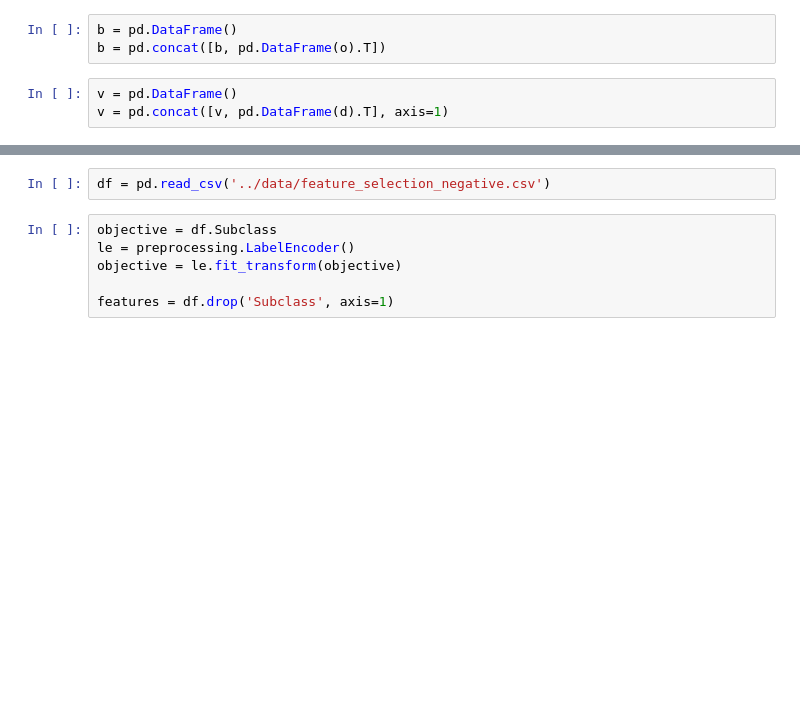
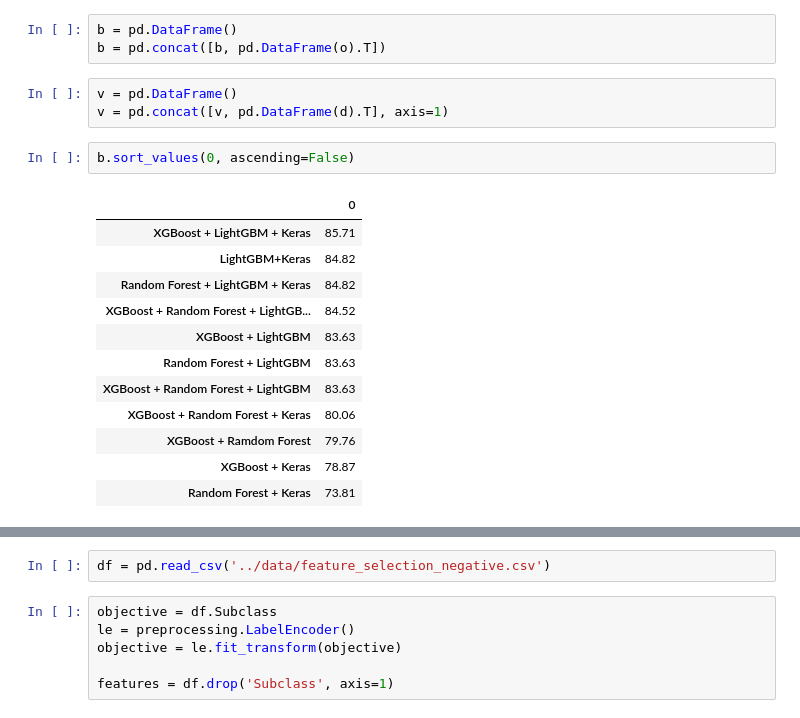
Before and after one commit to WSY496/ms2class, a Jupyter notebook: ipynb/8_1_2_Voting Feature Selection.ipynb, the cells around one changed output, grey strips where cells are left out. Saved outputs shown, nothing was run; the diff lists cells and outputs as text; blank space fills up the shorter version.

```diff
--- a/ipynb/8_1_2_Voting Feature Selection.ipynb
+++ b/ipynb/8_1_2_Voting Feature Selection.ipynb
@@ -90,3 +89,18 @@ b = pd.concat([b, pd.DataFrame(o).T])
 # %%
 v = pd.DataFrame()
 v = pd.concat([v, pd.DataFrame(d).T], axis=1)
+# %%
+b.sort_values(0, ascending=False)
+# %% [output]
+|  | 0 |
+| XGBoost + LightGBM + Keras | 85.71 |
+| LightGBM+Keras | 84.82 |
+| Random Forest + LightGBM + Keras | 84.82 |
+| XGBoost + Random Forest + LightGB... | 84.52 |
+| XGBoost + LightGBM | 83.63 |
+| Random Forest + LightGBM | 83.63 |
+| XGBoost + Random Forest + LightGBM | 83.63 |
+| XGBoost + Random Forest + Keras | 80.06 |
+| XGBoost + Ramdom Forest | 79.76 |
+| XGBoost + Keras | 78.87 |
+| Random Forest + Keras | 73.81 |
```
Also changed, not shown: parts of 4 cells of this notebook, 25 other files.
